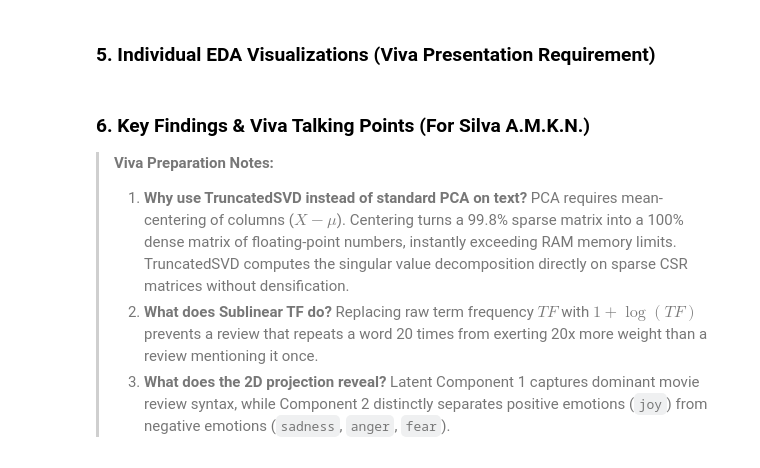
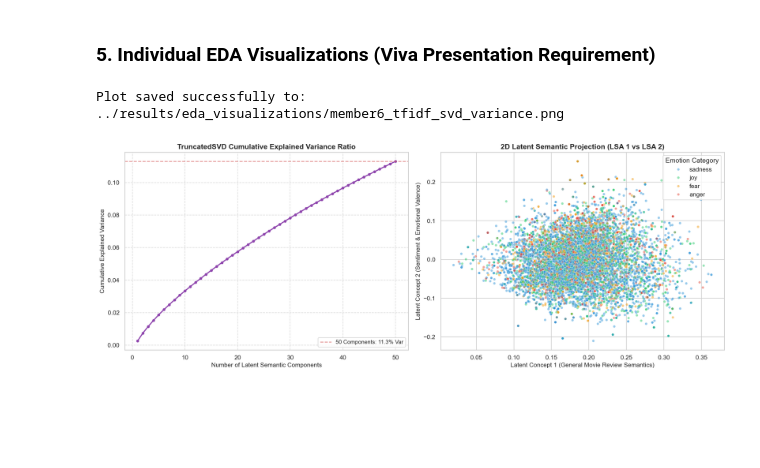
Before and after one commit to it25102877/IT2011-AIML-Project, a Jupyter notebook: notebooks/IT25103132_Preprocessing_FeatureExtraction.ipynb, the cells around one changed output. Drawn from its saved outputs; the diff is of its cells as text; code cells hidden in the pictures; blank space fills up the shorter version.

Commit message:
Complete Member 6 notebook with TF-IDF, TruncatedSVD execution outputs, and update README

```diff
--- a/notebooks/IT25103132_Preprocessing_FeatureExtraction.ipynb
+++ b/notebooks/IT25103132_Preprocessing_FeatureExtraction.ipynb
@@ -31,7 +52,7 @@ sns.set_theme(style="whitegrid", palette="muted")
 # %%
+# Ingest raw dataset
 DATA_PATH = '../data/raw/Movies_Reviews_modified_version1.csv'
 df = pd.read_csv(DATA_PATH)
-print(f"Loaded {len(df):,} reviews.")
 
-# Clean simple string fill
-df['Reviews_clean'] = df['Reviews'].fillna('').astype(str)
+print(f"Dataset Loaded: {df.shape[0]:,} reviews by {df.shape[1]} columns.")
+df[['movie_name', 'Reviews', 'Ratings', 'emotion']].head(3)
@@ -56,16 +96,22 @@ print(f"Sparsity: {(1 - tfidf_matrix.nnz / (tfidf_matrix.shape[0] * tfidf_matrix
 # %% [markdown]
 ### 4. Dimensionality Reduction via TruncatedSVD (Latent Semantic Analysis)
 # %%
-# Apply TruncatedSVD with 50 components
+# Apply TruncatedSVD to decompose sparse matrix into 50 latent semantic components
 N_COMPONENTS = 50
 svd = TruncatedSVD(n_components=N_COMPONENTS, random_state=42)
 svd_matrix = svd.fit_transform(tfidf_matrix)
 
-explained_variance = svd.explained_variance_ratio_
-cumulative_variance = np.cumsum(explained_variance)
-
-print(f"Variance explained by top 2 components: {cumulative_variance[1]*100:.2f}%")
-print(f"Variance explained by top {N_COMPONENTS} components: {cumulative_variance[-1]*100:.2f}%")
+# Compute explained variance metrics
+explained_var = svd.explained_variance_ratio_
+cumulative_var = np.cumsum(explained_var)
 
 sample_df['LSA_1'] = svd_matrix[:, 0]
 sample_df['LSA_2'] = svd_matrix[:, 1]
+
+print("--- TruncatedSVD Variance Report ---")
+print(f"Variance explained by top 2 components: {cumulative_var[1]*100:.2f}%")
+print(f"Total variance explained by {N_COMPONENTS} components: {cumulative_var[-1]*100:.2f}%")
+print("\nTop semantic tokens for Latent Concept 1 (General Movie Context):")
+print(feature_names[np.argsort(svd.components_[0])[-8:]])
+print("\nTop semantic tokens for Latent Concept 2 (Valence & Sentiment):")
+print(feature_names[np.argsort(svd.components_[1])[-8:]])
@@ -74,40 +130,34 @@ sample_df['LSA_2'] = svd_matrix[:, 1]
 # %%
 fig, axes = plt.subplots(1, 2, figsize=(16, 6))
 
-# Left Plot: Cumulative Explained Variance Ratio
-axes[0].plot(range(1, N_COMPONENTS + 1), cumulative_variance, marker='o', color='#8e44ad', linewidth=2)
+# Left Plot: Cumulative Explained Variance Curve
+axes[0].plot(range(1, N_COMPONENTS + 1), cumulative_var, marker='o', color='#8e44ad', linewidth=2, markersize=4)
+axes[0].axhline(y=cumulative_var[-1], color='r', linestyle='--', alpha=0.7, label=f'50 Components: {cumulative_var[-1]*100:.1f}% Var')
 axes[0].set_title('TruncatedSVD Cumulative Explained Variance Ratio', fontsize=13, fontweight='bold')
 axes[0].set_xlabel('Number of Latent Semantic Components', fontsize=11)
 axes[0].set_ylabel('Cumulative Explained Variance', fontsize=11)
+axes[0].legend(loc='lower right', fontsize=10)
 axes[0].grid(True, linestyle='--', alpha=0.7)
 
-# Right Plot: 2D LSA Projection by Emotion Class
-# Filter to 4 primary contrasting emotions for visual clarity
+# Right Plot: 2D Latent Semantic Projection by Target Emotion
 focus_emotions = ['joy', 'sadness', 'anger', 'fear']
 plot_subset = sample_df[sample_df['emotion'].isin(focus_emotions)]
+palette = {'joy': '#2ecc71', 'sadness': '#3498db', 'anger': '#e74c3c', 'fear': '#f39c12'}
 
 sns.scatterplot(
     data=plot_subset, x='LSA_1', y='LSA_2', hue='emotion',
-    palette={'joy': '#2ecc71', 'sadness': '#3498db', 'anger': '#e74c3c', 'fear': '#f39c12'},
-    alpha=0.6, s=25, ax=axes[1]
+    palette=palette, alpha=0.5, s=20, ax=axes[1]
 )
 axes[1].set_title('2D Latent Semantic Projection (LSA 1 vs LSA 2)', fontsize=13, fontweight='bold')
-axes[1].set_xlabel('Latent Concept 1 (General Movie Vocabulary)', fontsize=11)
-axes[1].set_ylabel('Latent Concept 2 (Sentiment & Emotion Polarity)', fontsize=11)
-axes[1].legend(title='Emotion', loc='upper right')
+axes[1].set_xlabel('Latent Concept 1 (General Cinema Semantics)', fontsize=11)
+axes[1].set_ylabel('Latent Concept 2 (Sentiment & Emotional Valence)', fontsize=11)
+axes[1].legend(title='Emotion Category', loc='upper right')
 
 plt.tight_layout()
 output_plot_path = '../results/eda_visualizations/member6_tfidf_svd_variance.png'
 plt.savefig(output_plot_path, dpi=300, bbox_inches='tight')
-print(f"EDA plot saved successfully to: {output_plot_path}")
+print(f"Plot saved successfully to: {output_plot_path}")
 plt.show()
+# %% [output]
+Plot saved successfully to: ../results/eda_visualizations/member6_tfidf_svd_variance.png
+[figure, added]
-# %% [markdown]
-### 6. Key Findings & Viva Talking Points (For Silva A.M.K.N.)
-
-> **Viva Preparation Notes:**
-> 1. **Why use TruncatedSVD instead of standard PCA on text?**
->    PCA requires mean-centering of columns ($X - \mu$). Centering turns a 99.8% sparse matrix into a 100% dense matrix of floating-point numbers, instantly exceeding RAM memory limits. TruncatedSVD computes the singular value decomposition directly on sparse CSR matrices without densification.
-> 2. **What does Sublinear TF do?**
->    Replacing raw term frequency $TF$ with $1 + \log(TF)$ prevents a review that repeats a word 20 times from exerting 20x more weight than a review mentioning it once.
-> 3. **What does the 2D projection reveal?**
->    Latent Component 1 captures dominant movie review syntax, while Component 2 distinctly separates positive emotions (`joy`) from negative emotions (`sadness`, `anger`, `fear`).
```
Also changed, not shown: parts of 9 cells of this notebook, 2 other files.
